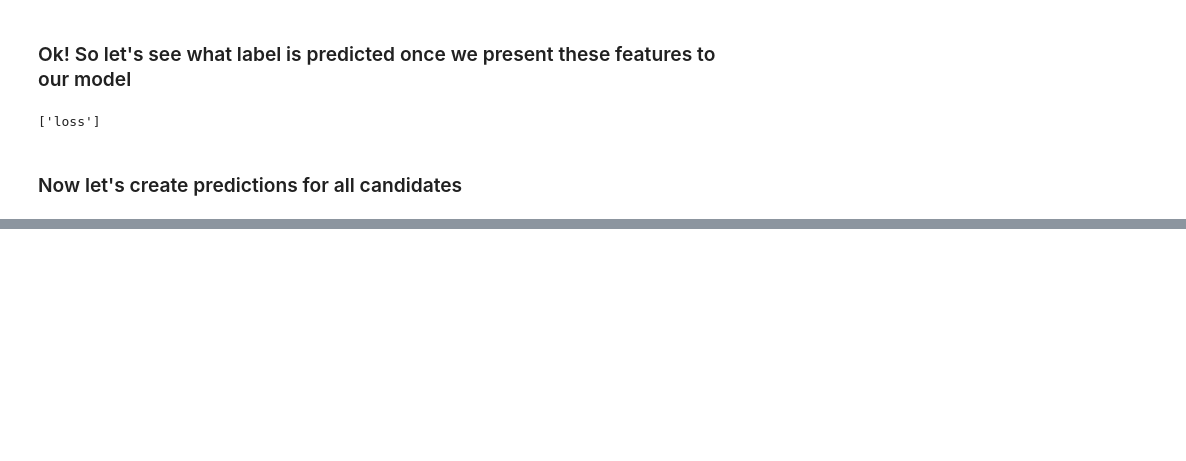
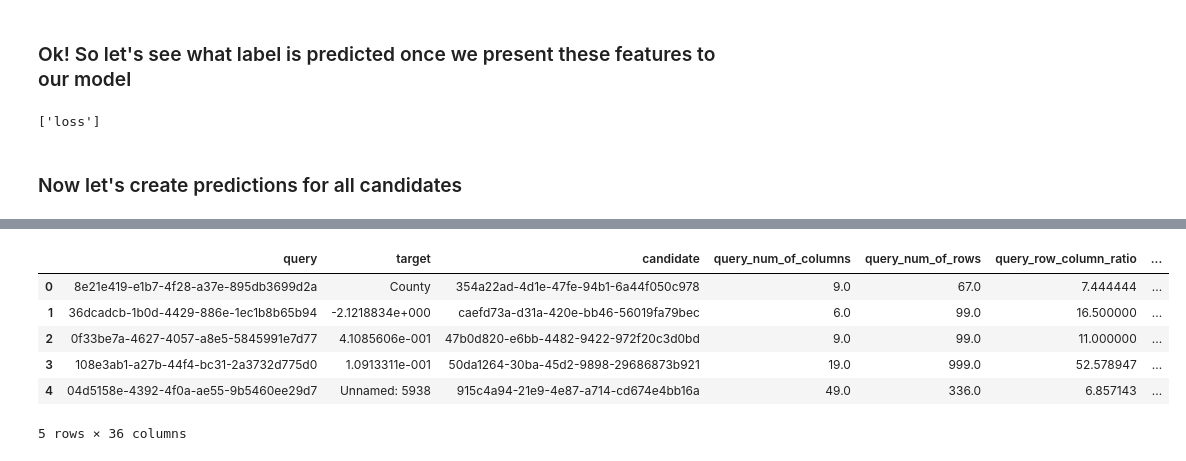
Before and after one commit to VIDA-NYU/prida, a Jupyter notebook: improvement-prediction/helping_feature_selectors/Speeding up Feature Selection.ipynb, the cells around one changed output, grey strips where cells are left out. Saved outputs shown, nothing was run; the diff lists cells and outputs as text; code cells hidden in the pictures; blank space fills up the shorter version.

```diff
--- a/improvement-prediction/helping_feature_selectors/Speeding up Feature Selection.ipynb
+++ b/improvement-prediction/helping_feature_selectors/Speeding up Feature Selection.ipynb
@@ -286,0 +528,10 @@ candidate_label
+# %%
+openml_training.head()
+# %% [output]
+|  | query | target | candidate | query_num_of_columns | query_num_of_rows | query_row_column_ratio | ... |
+| 0 | 8e21e419-e1b7-4f28-a37e-895db3699d2a | County | 354a22ad-4d1e-47fe-94b1-6a44f050c978 | 9.0 | 67.0 | 7.444444 | ... |
+| 1 | 36dcadcb-1b0d-4429-886e-1ec1b8b65b94 | -2.1218834e+000 | caefd73a-d31a-420e-bb46-56019fa79bec | 6.0 | 99.0 | 16.500000 | ... |
+| 2 | 0f33be7a-4627-4057-a8e5-5845991e7d77 | 4.1085606e-001 | 47b0d820-e6bb-4482-9422-972f20c3d0bd | 9.0 | 99.0 | 11.000000 | ... |
+| 3 | 108e3ab1-a27b-44f4-bc31-2a3732d775d0 | 1.0913311e-001 | 50da1264-30ba-45d2-9898-29686873b921 | 19.0 | 999.0 | 52.578947 | ... |
+| 4 | 04d5158e-4392-4f0a-ae55-9b5460ee29d7 | Unnamed: 5938 | 915c4a94-21e9-4e87-a714-cd674e4bb16a | 49.0 | 336.0 | 6.857143 | ... |
+5 rows × 36 columns
```
Also changed, not shown: parts of 22 cells of this notebook.
